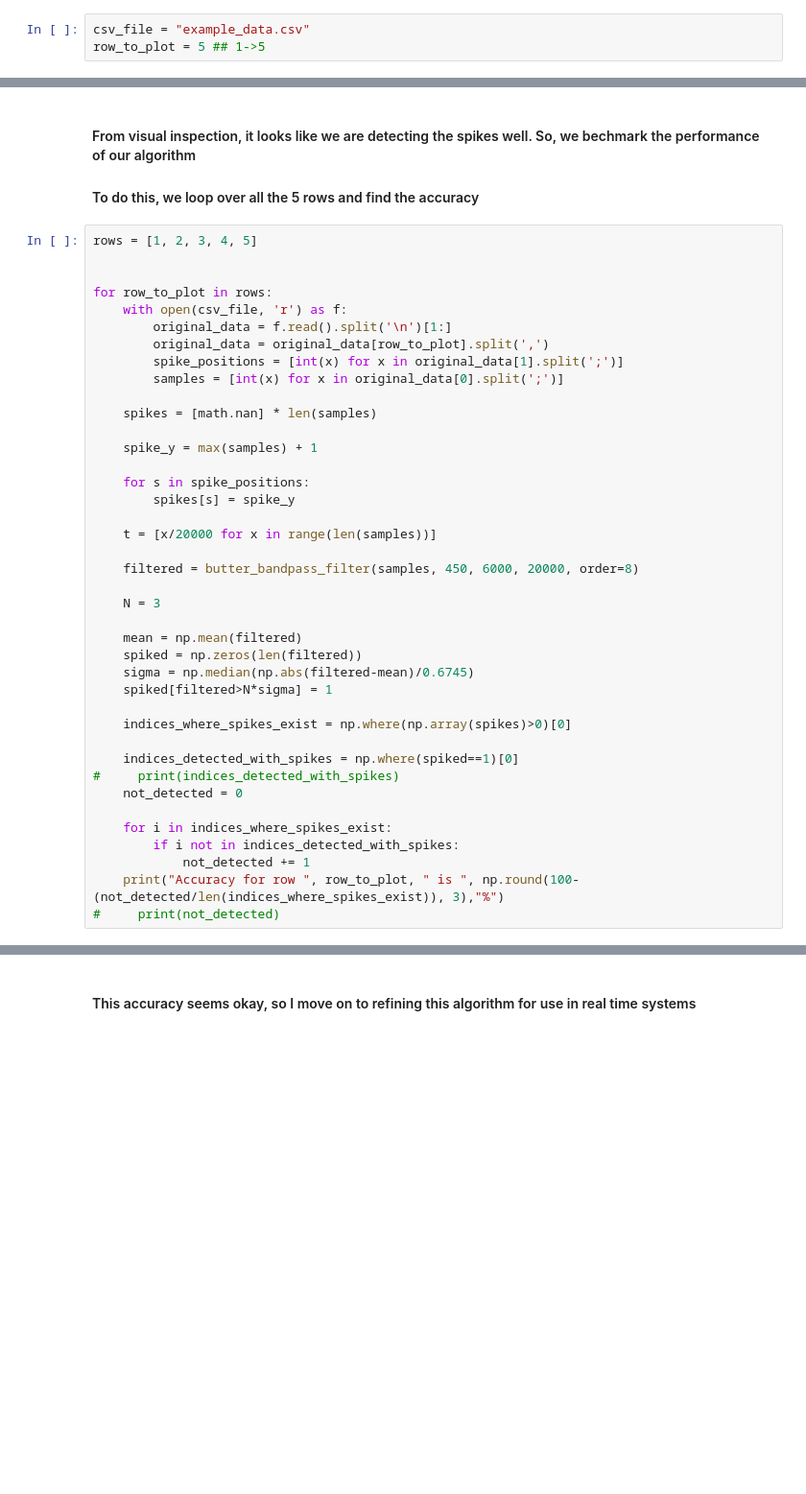
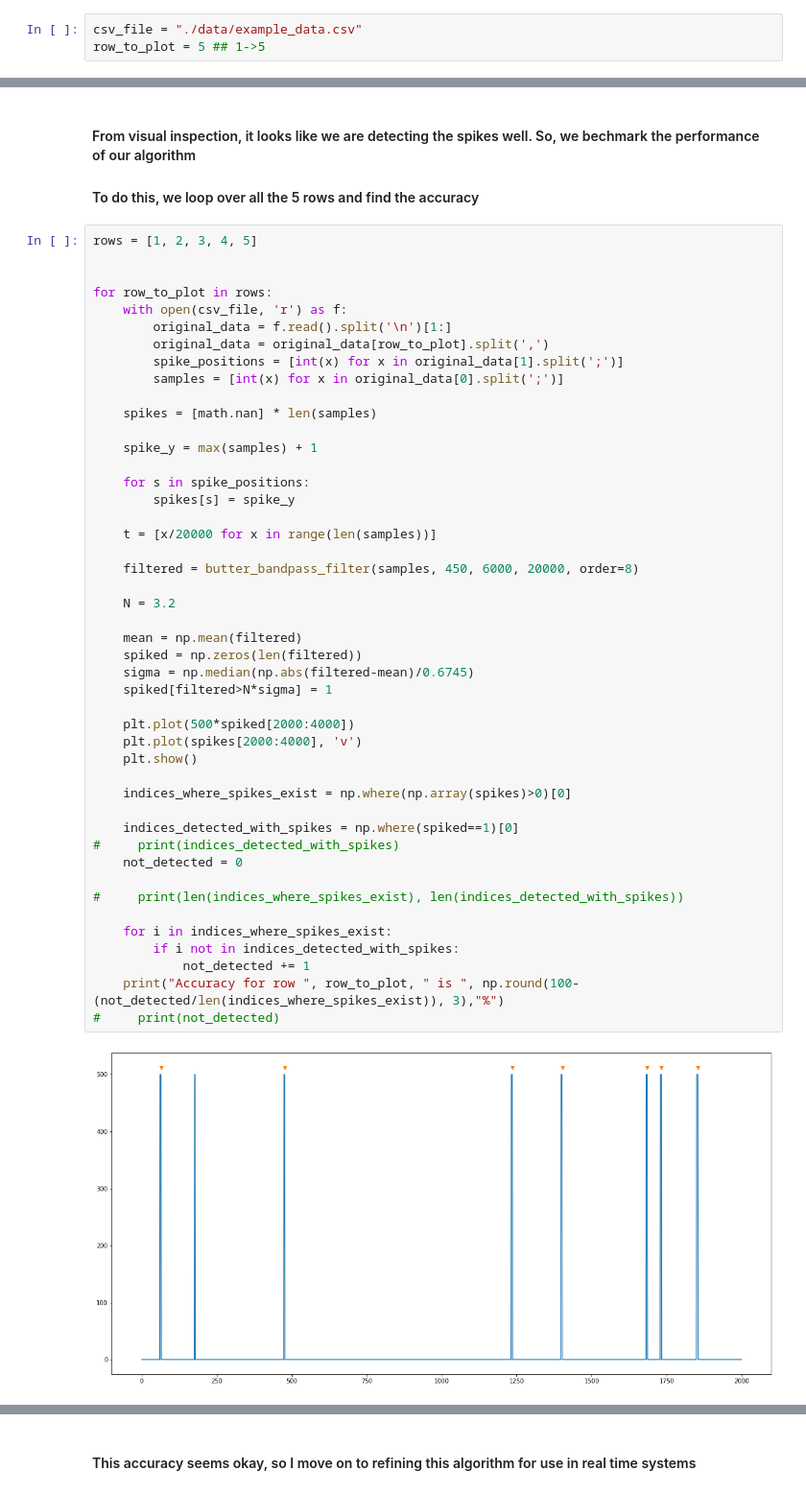
Before and after one commit to ankursharma129/spike_sorting_algo, a Jupyter notebook: algorithm1.ipynb, the cells around one changed output, grey strips where cells are left out. Shown at 96% size. Saved outputs shown, nothing was run; the diff lists cells and outputs as text; blank space fills up the shorter version.

Commit message:
All files for spike sorting

```diff
--- a/algorithm1.ipynb
+++ b/algorithm1.ipynb
@@ -63,7 +63,7 @@ plt.grid()
 # %% [markdown]
 Now that we are ready with the filter, we read the data and start our processing
 # %%
-csv_file = "example_data.csv"
+csv_file = "./data/example_data.csv"
 row_to_plot = 5 ## 1->5
 # %%
 ## taken from the script visualize_signal.py
@@ -179,31 +179,38 @@ for row_to_plot in rows:
 
     spikes = [math.nan] * len(samples)
 
     spike_y = max(samples) + 1
 
     for s in spike_positions:
         spikes[s] = spike_y
 
     t = [x/20000 for x in range(len(samples))]
 
     filtered = butter_bandpass_filter(samples, 450, 6000, 20000, order=8)
 
-    N = 3
+    N = 3.2
 
     mean = np.mean(filtered)
     spiked = np.zeros(len(filtered))
     sigma = np.median(np.abs(filtered-mean)/0.6745)
     spiked[filtered>N*sigma] = 1
+
+    plt.plot(500*spiked[2000:4000])
+    plt.plot(spikes[2000:4000], 'v')
+    plt.show()
 
     indices_where_spikes_exist = np.where(np.array(spikes)>0)[0]
 
     indices_detected_with_spikes = np.where(spiked==1)[0]
 #     print(indices_detected_with_spikes)
     not_detected = 0
 
+#     print(len(indices_where_spikes_exist), len(indices_detected_with_spikes))
+
     for i in indices_where_spikes_exist:
         if i not in indices_detected_with_spikes:
             not_detected += 1
     print("Accuracy for row ", row_to_plot, " is ", np.round(100-(not_detected/len(indices_where_spikes_exist)), 3),"%")
 #     print(not_detected)
 # %% [output]
+[figure, added]
```
Also changed, not shown: parts of 3 cells of this notebook, 48 other files.
